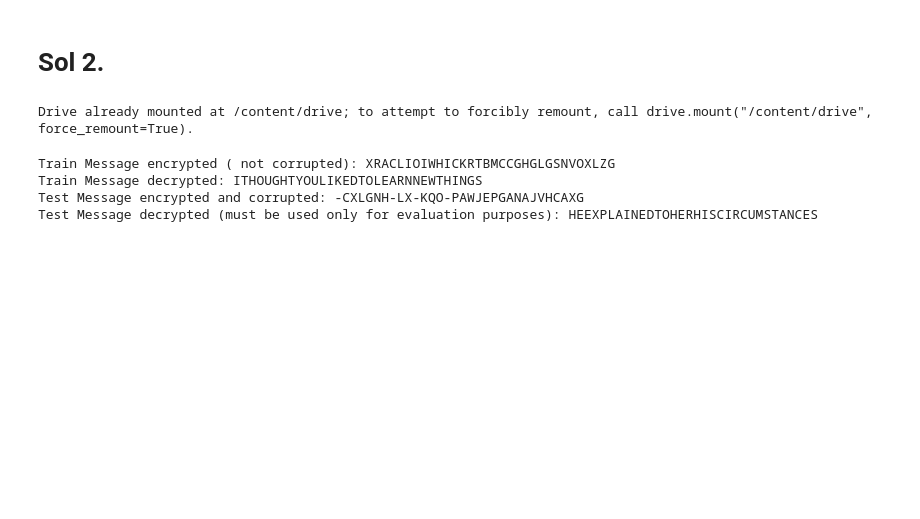
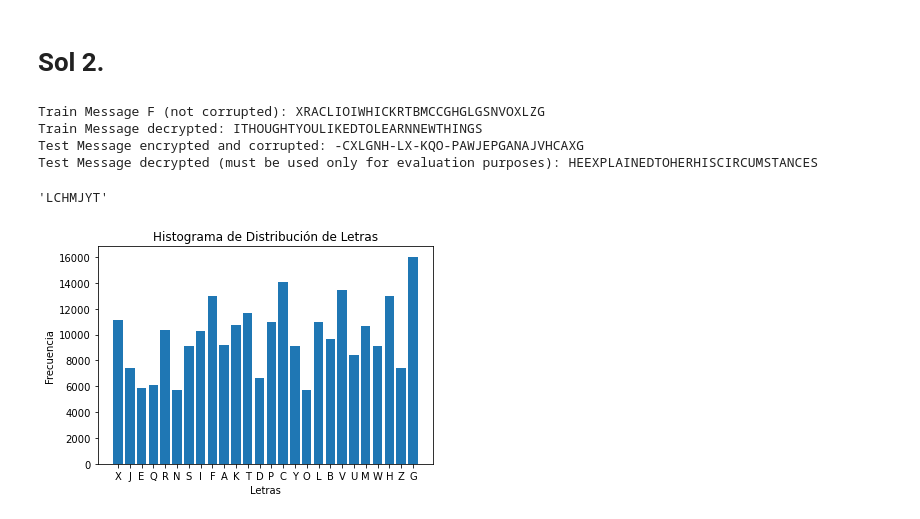
Before and after one commit to albert-santos01/DeepLearning, a Jupyter notebook: P2/P2-Questions.ipynb, the cells around one changed output. Saved outputs shown, nothing was run; the diff lists cells and outputs as text; code cells hidden in the pictures; blank space fills up the shorter version.

```diff
--- a/P2/P2-Questions.ipynb
+++ b/P2/P2-Questions.ipynb
@@ -221,22 +219,19 @@ hidden_sizes, embedding_size, optimizer, data augmentation during training, etc.
 # Sol 2.
 # %%
 import pickle
-from google.colab import drive
+
 import numpy as np
 import os
 
-drive.mount('/content/drive')
-myDrive = '/content/drive/My Drive/DeepLearning_2023/P2/Data/'
 
 
-with open(myDrive+'training.pkl', 'rb') as pkl_file:
+
+with open(data_path+'/training.pkl', 'rb') as pkl_file:
   train = pickle.load(pkl_file)
 
-with open(myDrive+'testing_corrupted.pkl', 'rb') as pkl_file:
+with open(data_path+'/testing_corrupted.pkl', 'rb') as pkl_file:
   test = pickle.load(pkl_file)
 vocabulary = [char for char in 'ABCDEFGHIJKLMNOPQRSTUVWXYZ-'] # Predefined vocabulary
-# %% [output]
-Drive already mounted at /content/drive; to attempt to forcibly remount, call drive.mount("/content/drive", force_remount=True).
 # %%
 # Corrupted Testing Sequence Visualization
 def decode_message(message, vocabulary):
@@ -246,13 +241,13 @@ def decode_message(message, vocabulary):
   return decoded
 
 idx_sample = 2
-print(f'Train Message encrypted (not corrupted): {decode_message(train[idx_sample][0],vocabulary)}')
+print(f'Train Message F (not corrupted): {decode_message(train[idx_sample][0],vocabulary)}')
 print(f'Train Message decrypted: {decode_message(train[idx_sample][1],vocabulary)}')
 
 print(f'Test Message encrypted and corrupted: {decode_message(test[idx_sample][0],vocabulary)}')
 print(f'Test Message decrypted (must be used only for evaluation purposes): {decode_message(test[idx_sample][1],vocabulary)}')
 # %% [output]
-Train Message encrypted ( not corrupted): XRACLIOIWHICKRTBMCCGHGLGSNVOXLZG
+Train Message F (not corrupted): XRACLIOIWHICKRTBMCCGHGLGSNVOXLZG
 Train Message decrypted: ITHOUGHTYOULIKEDTOLEARNNEWTHINGS
 Test Message encrypted and corrupted: -CXLGNH-LX-KQO-PAWJEPGANAJVHCAXG
 Test Message decrypted (must be used only for evaluation purposes): HEEXPLAINEDTOHERHISCIRCUMSTANCES
@@ -258,0 +273,47 @@ Test Message decrypted (must be used only for evaluation purposes): HEEXPLAINEDT
+# %%
+password_length=7
+a=decode_message(train[idx_sample][1],vocabulary)
+b=decode_message(train[idx_sample][0],vocabulary)
+key = vigenere_decode(b[0:password_length],a[0:password_length], password_length)
+others=[]
+for j in range (len(train)):
+    a=decode_message(train[j][1],vocabulary)
+    b=decode_message(train[j][0],vocabulary)
+    for i in range (0,32-password_length,password_length):
+      if key!=vigenere_decode(b[i:i+password_length],a[i:i+password_length], password_length):
+       others.append(vigenere_decode(b[i:i+password_length],a[i:i+password_length], password_length))
+# %%
+key
+# %% [output]
+'LCHMJYT'
+# %%
+import matplotlib.pyplot as plt
+from collections import defaultdict
+
+def histograma_letras(strings):
+    frecuencias = defaultdict(int)
+    for string in strings:
+        for letra in string:
+            if letra in vocabulary:  # Ignorar caracteres que no sean letras
+                frecuencias[letra] += 1
+    return frecuencias
+
+strings_enc = []
+for j in range (len(train)):
+    strings_enc.append(decode_message(train[j][0],vocabulary))
+strings_enc_test = []
+for j in range (len(test)):
+    strings_enc_test.append(decode_message(test[idx_sample][0],vocabulary))
+
+frecuencias_letras = histograma_letras(strings_enc)
+
+letras = list(frecuencias_letras.keys())
+frecuencias = list(frecuencias_letras.values())
+
+plt.bar(letras, frecuencias)
+plt.xlabel('Letras')
+plt.ylabel('Frecuencia')
+plt.title('Histograma de Distribución de Letras')
+plt.show()
+# %% [output]
+[figure, added]
```
Also changed, not shown: parts of 11 cells of this notebook.
